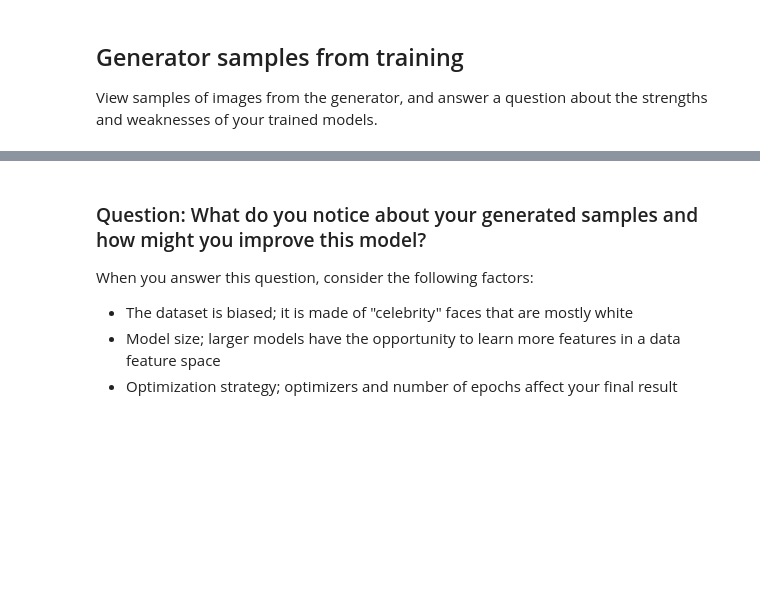
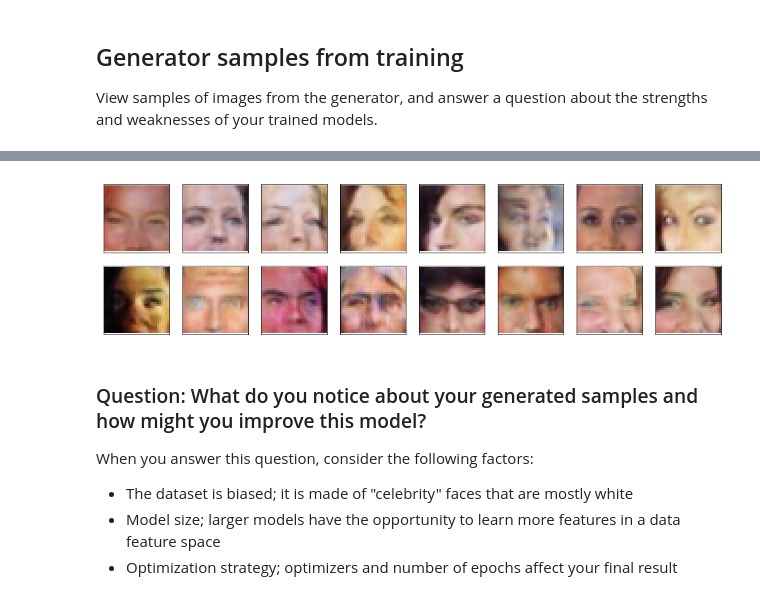
Before and after one commit to metinbicer/face-generation, a Jupyter notebook: dlnd_face_generation.ipynb, the cells around one changed output, grey strips where cells are left out. Saved outputs shown, nothing was run; the diff lists cells and outputs as text; code cells hidden in the pictures; blank space fills up the shorter version.

```diff
--- a/dlnd_face_generation.ipynb
+++ b/dlnd_face_generation.ipynb
@@ -667,3 +672,7 @@ _ = view_samples(-1, samples)
+# %%
+_ = view_samples(20, samples)
+# %% [output]
+[figure, added]
 # %% [markdown]
 ### Question: What do you notice about your generated samples and how might you improve this model?
 When you answer this question, consider the following factors:
```
Also changed, not shown: parts of 4 cells of this notebook.
